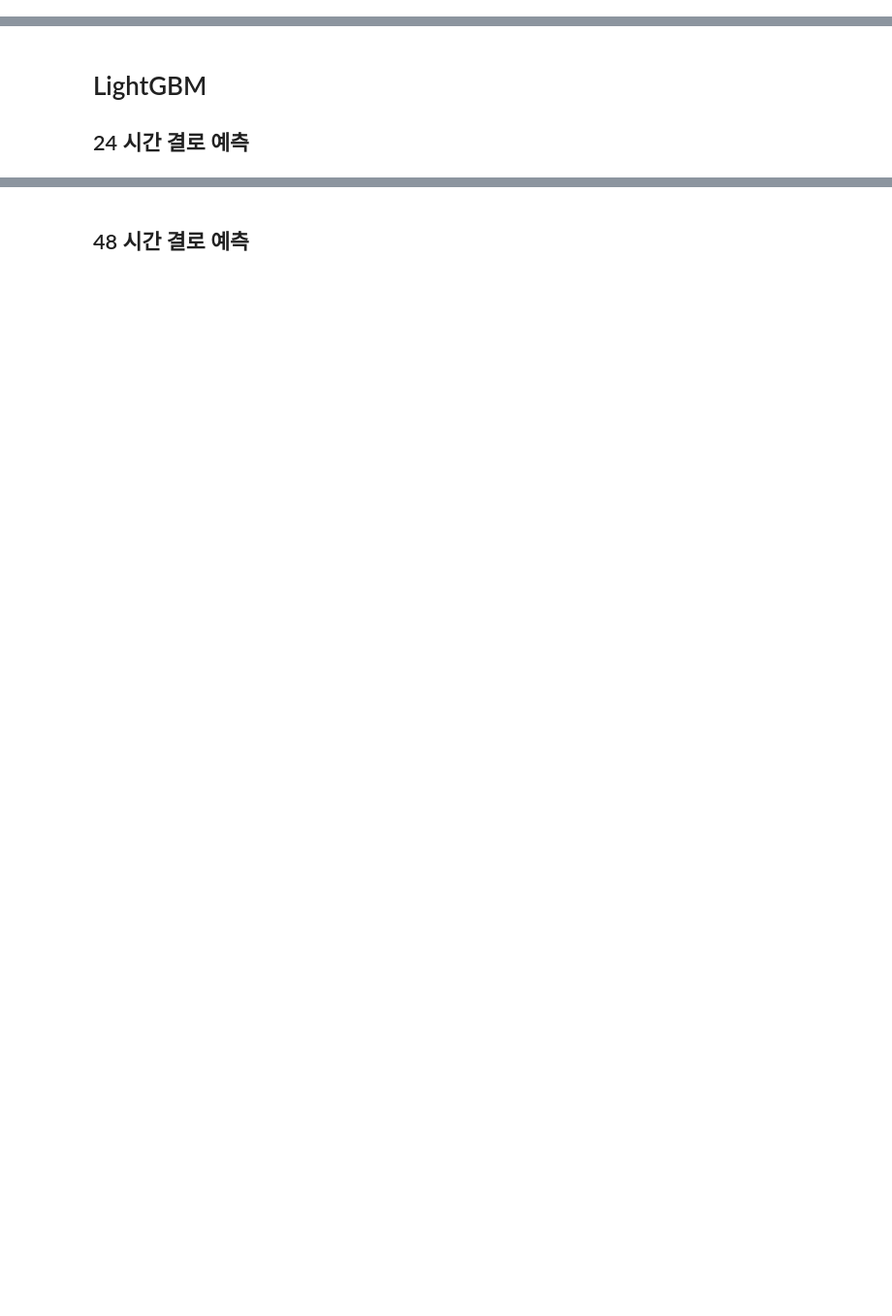
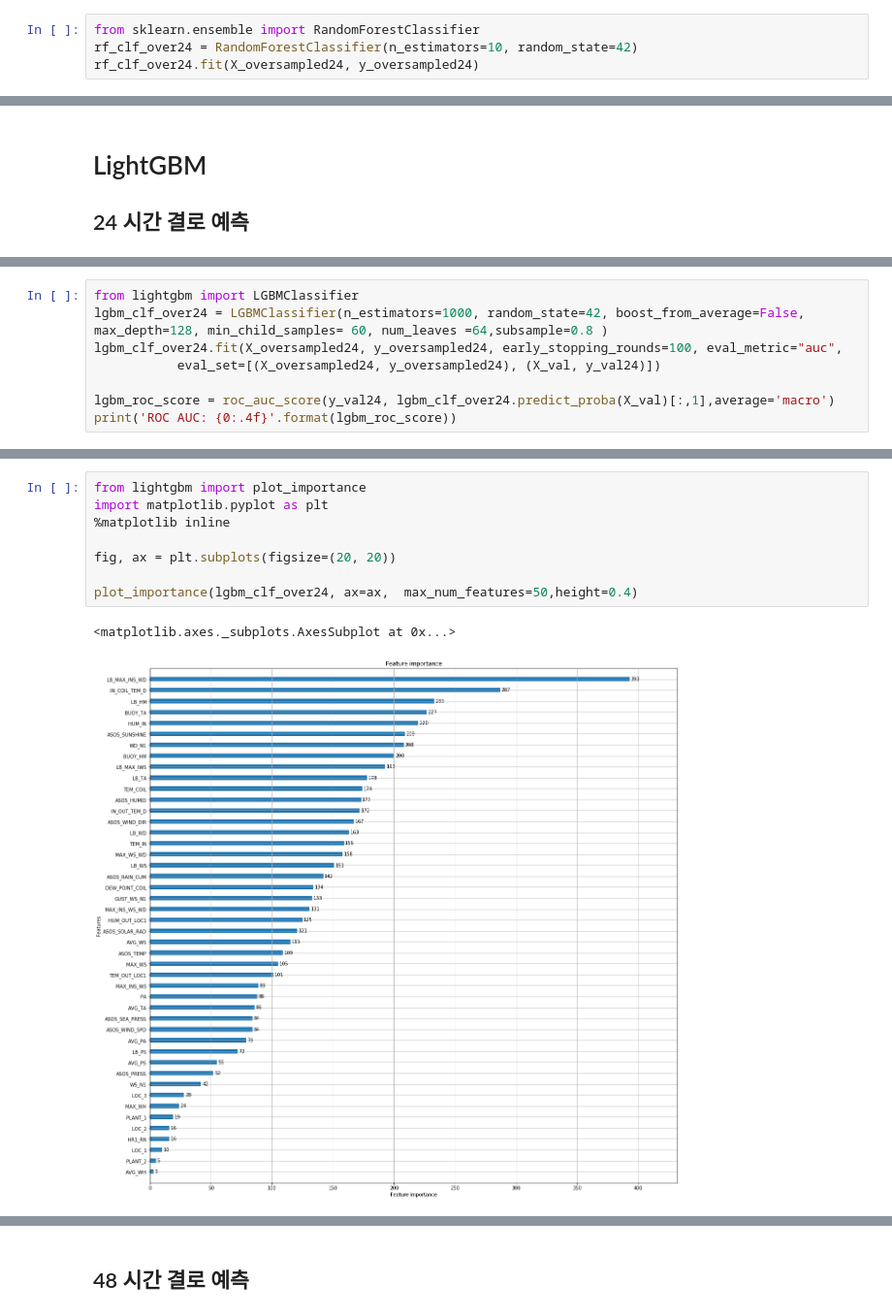
Before and after one commit to ek-koh/2020-Weather-Bigdata-Contest, a Jupyter notebook: Weather-Bigdata-Contest/3_1. SMOTE머신러닝.ipynb, the cells around one changed output, grey strips where cells are left out. Shown: that part at 97% size. Drawn from its saved outputs; the diff is of its cells as text; blank space fills up the shorter version.

```diff
--- a/Weather-Bigdata-Contest/3_1. SMOTE머신러닝.ipynb
+++ b/Weather-Bigdata-Contest/3_1. SMOTE머신러닝.ipynb
@@ -207,0 +205,4 @@ KeyError: "['MEA_DDHR' 'X24H_TMA' 'X48H_TMA'] not found in axis"
+# %%
+from sklearn.ensemble import RandomForestClassifier
+rf_clf_over24 = RandomForestClassifier(n_estimators=10, random_state=42)
+rf_clf_over24.fit(X_oversampled24, y_oversampled24)
@@ -266,0 +467,8 @@ test_X.columns
+# %%
+from lightgbm import LGBMClassifier
+lgbm_clf_over24 = LGBMClassifier(n_estimators=1000, random_state=42, boost_from_average=False, max_depth=128, min_child_samples= 60, num_leaves =64,subsample=0.8 )
+lgbm_clf_over24.fit(X_oversampled24, y_oversampled24, early_stopping_rounds=100, eval_metric="auc",
+           eval_set=[(X_oversampled24, y_oversampled24), (X_val, y_val24)])
+
+lgbm_roc_score = roc_auc_score(y_val24, lgbm_clf_over24.predict_proba(X_val)[:,1],average='macro')
+print('ROC AUC: {0:.4f}'.format(lgbm_roc_score))
@@ -266,0 +506,11 @@ test_X.columns
+# %%
+from lightgbm import plot_importance
+import matplotlib.pyplot as plt
+%matplotlib inline
+
+fig, ax = plt.subplots(figsize=(20, 20))
+
+plot_importance(lgbm_clf_over24, ax=ax,  max_num_features=50,height=0.4)
+# %% [output]
+<matplotlib.axes._subplots.AxesSubplot at 0x...>
+[figure, added]
```
Also changed, not shown: parts of 54 cells of this notebook, 1 other file.
